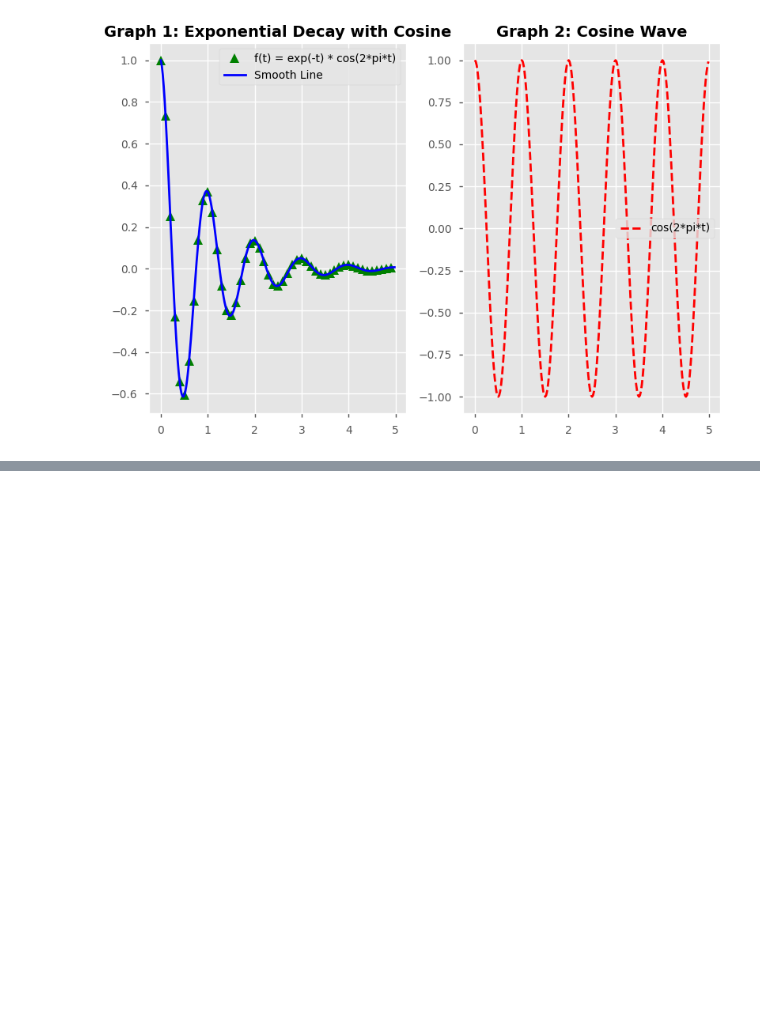
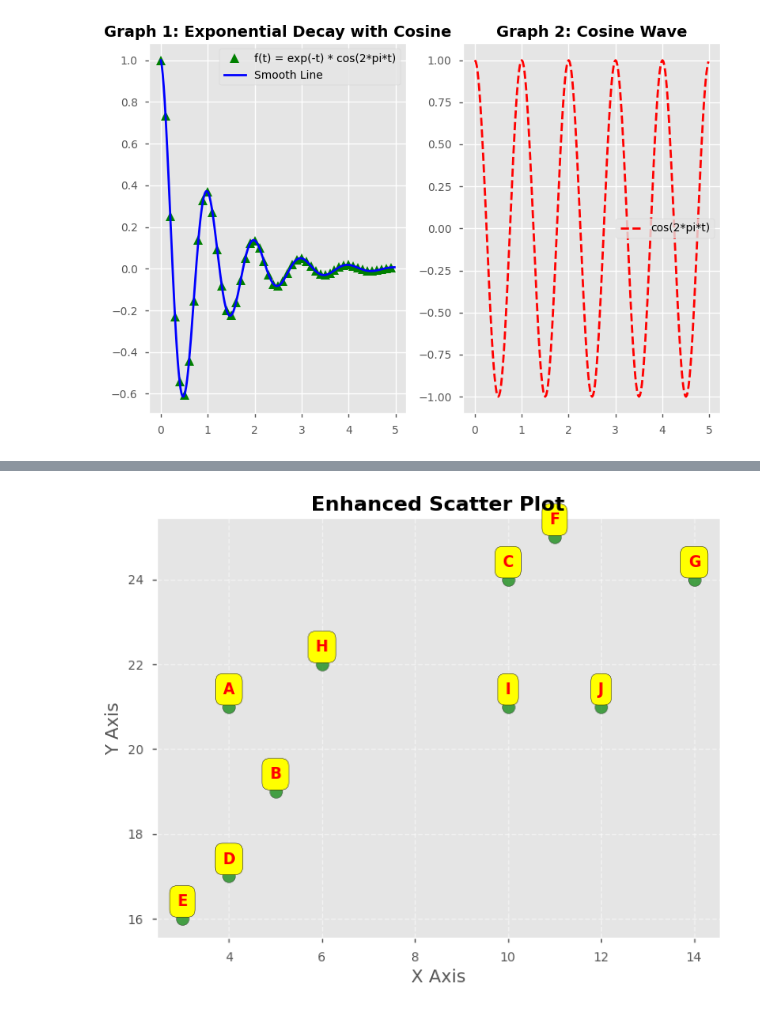
Before and after one commit to Hasan132002/Data-Analysis, a Jupyter notebook: TTDM.ipynb, the cells around one changed output, grey strips where cells are left out. Drawn from its saved outputs; the diff is of its cells as text; code cells hidden in the pictures; blank space fills up the shorter version.

```diff
--- a/TTDM.ipynb
+++ b/TTDM.ipynb
@@ -493,0 +506,30 @@ plt.show()
+# %%
+import matplotlib.pyplot as plt
+
+x = [4, 5, 10, 4, 3, 11, 14 , 6, 10, 12]
+y = [21, 19, 24, 17, 16, 25, 24, 22, 21, 21]
+points = ['A', 'B', 'C', 'D', 'E', 'F', 'G', 'H', 'I', 'J']
+
+plt.figure(figsize=(8, 6))
+plt.scatter(x, y, color='green', s=100, edgecolors='black', alpha=0.7)
+
+for i, label in enumerate(points):
+    plt.annotate(label,
+                 (x[i], y[i]),
+                 textcoords="offset points",
+                 xytext=(0, 10),
+                 ha='center',
+                 fontsize=12,
+                 fontweight='bold',
+                 color='red',
+                 bbox=dict(facecolor='yellow', edgecolor='black', boxstyle='round,pad=0.5'))
+
+plt.title("Enhanced Scatter Plot", fontsize=16, fontweight='bold')
+plt.xlabel('X Axis', fontsize=14)
+plt.ylabel('Y Axis', fontsize=14)
+
+plt.grid(True, linestyle='--', alpha=0.5)
+
+plt.show()
+# %% [output]
+[figure, added]
```
Also changed, not shown: parts of 5 cells of this notebook.
